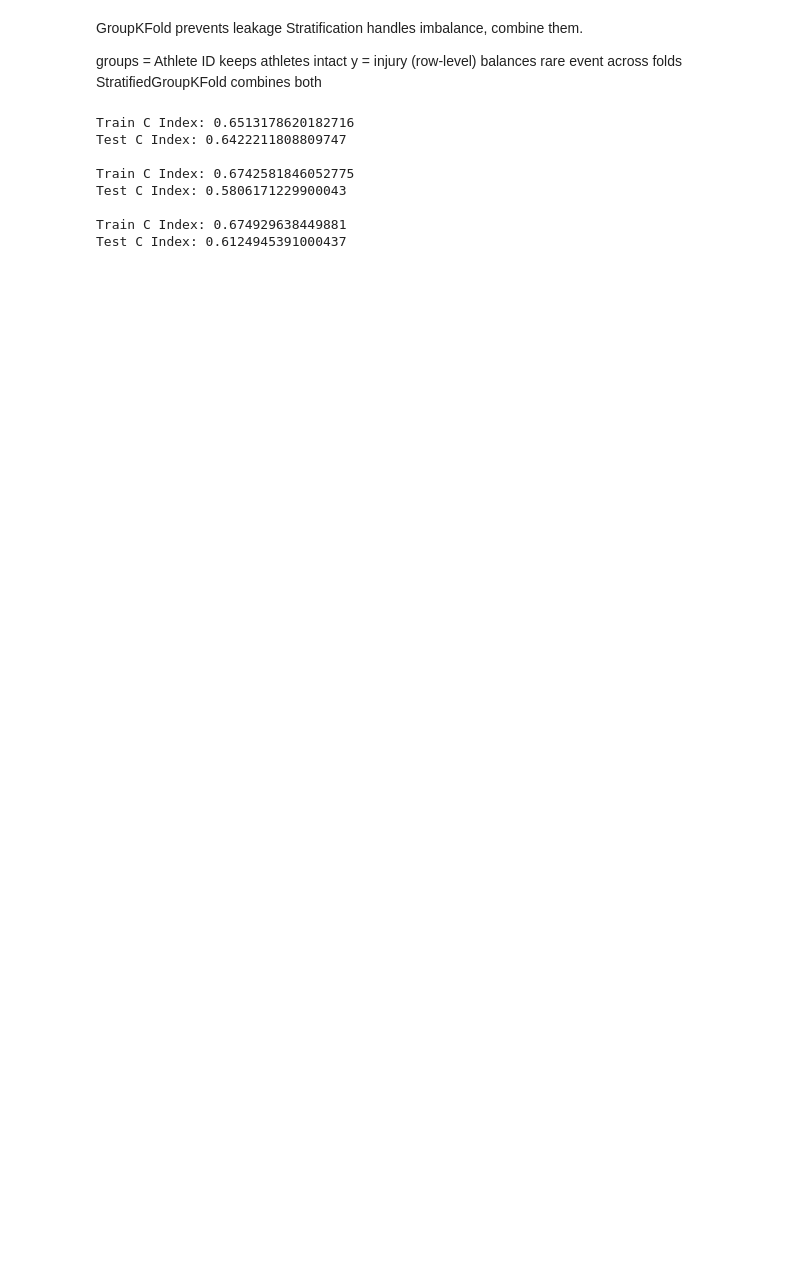
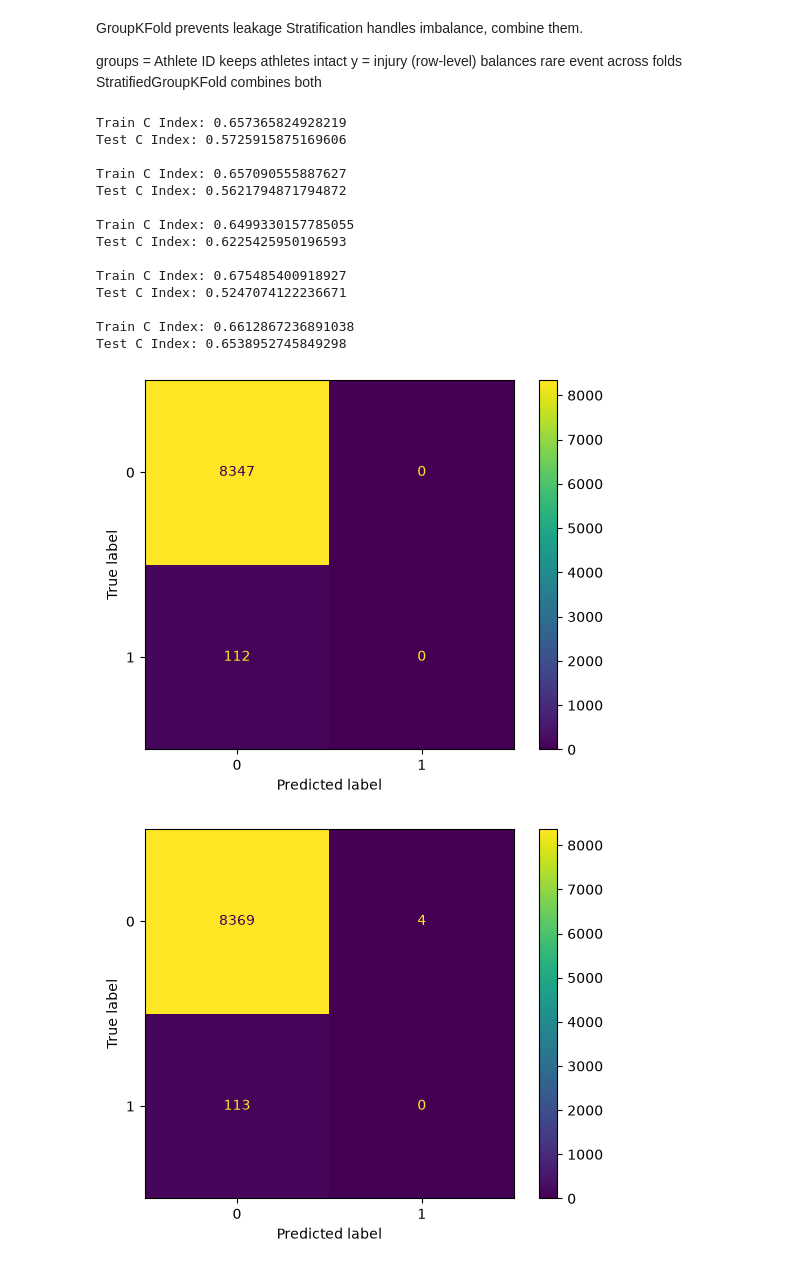
Before and after one commit to rosenhayden/InjuryPredictor, a Jupyter notebook: engFeatures.ipynb, the cells around one changed output. Saved outputs shown, nothing was run; the diff lists cells and outputs as text; code cells hidden in the pictures; blank space fills up the shorter version.

Commit message:
Add xdgboost predictor, there is leakage

```diff
--- a/engFeatures.ipynb
+++ b/engFeatures.ipynb
@@ -40,7 +40,7 @@ from lifelines.utils import concordance_index
 
 x = rolled.drop(columns=['Athlete ID', 'start', 'stop', 'injury'])
 
-sgkf = StratifiedGroupKFold(n_splits=3)
+sgkf = StratifiedGroupKFold(n_splits=5)
 
 fold_c_indices = []
 
@@ -64,7 +64,7 @@ def risk_set_of_c_index(df):
 for fold, (train_idx, test_idx) in enumerate(sgkf.split(x, rolled['injury'], rolled['Athlete ID'])):
     training_data = rolled.iloc[train_idx].copy()
     test_data = rolled.iloc[test_idx].copy()
-
+    #print(training_data.head())
     ctv = CoxTimeVaryingFitter()
     ctv.fit(
         df=training_data,
@@ -80,11 +80,44 @@ for fold, (train_idx, test_idx) in enumerate(sgkf.split(x, rolled['injury'], rol
     print(f"Train C Index: {train_c}")
     print(f"Test C Index: {test_c}\n")
 # %% [output]
-Train C Index: 0.6513178620182716
-Test C Index: 0.6422211808809747
+Train C Index: 0.657365824928219
+Test C Index: 0.5725915875169606
 
-Train C Index: 0.6742581846052775
-Test C Index: 0.5806171229900043
+Train C Index: 0.657090555887627
+Test C Index: 0.5621794871794872
 
-Train C Index: 0.674929638449881
-Test C Index: 0.6124945391000437
+Train C Index: 0.6499330157785055
+Test C Index: 0.6225425950196593
+
+Train C Index: 0.675485400918927
+Test C Index: 0.5247074122236671
+
+Train C Index: 0.6612867236891038
+Test C Index: 0.6538952745849298
+# %%
+import xgboost as xgb
+from sklearn.metrics import confusion_matrix, ConfusionMatrixDisplay
+from sklearn.model_selection import GridSearchCV, KFold, train_test_split
+for fold, (train_idx, test_idx) in enumerate(sgkf.split(x, rolled['injury'], rolled['Athlete ID'])):
+    training_data = rolled.iloc[train_idx].copy()
+
+    injury_labels = training_data['injury']
+    training_data = training_data.drop(columns=['injury'])
+
+    test_data = rolled.iloc[test_idx].copy()
+    test_injury_labels = test_data['injury']
+    test_data = test_data.drop(columns=['injury'])
+
+    xgb_model = xgb.XGBClassifier(n_jobs=1).fit(training_data, injury_labels)
+    predictions = xgb_model.predict(test_data)
+    actuals = test_injury_labels
+    cm = confusion_matrix(actuals, predictions)
+
+    disp = ConfusionMatrixDisplay(confusion_matrix=cm,
+                              display_labels=xgb_model.classes_)
+    disp.plot()
+
+    #plt.show()
+# %% [output]
+[figure, added]
+[figure, added]
```
Also changed, not shown: parts of 1 cell of this notebook.
